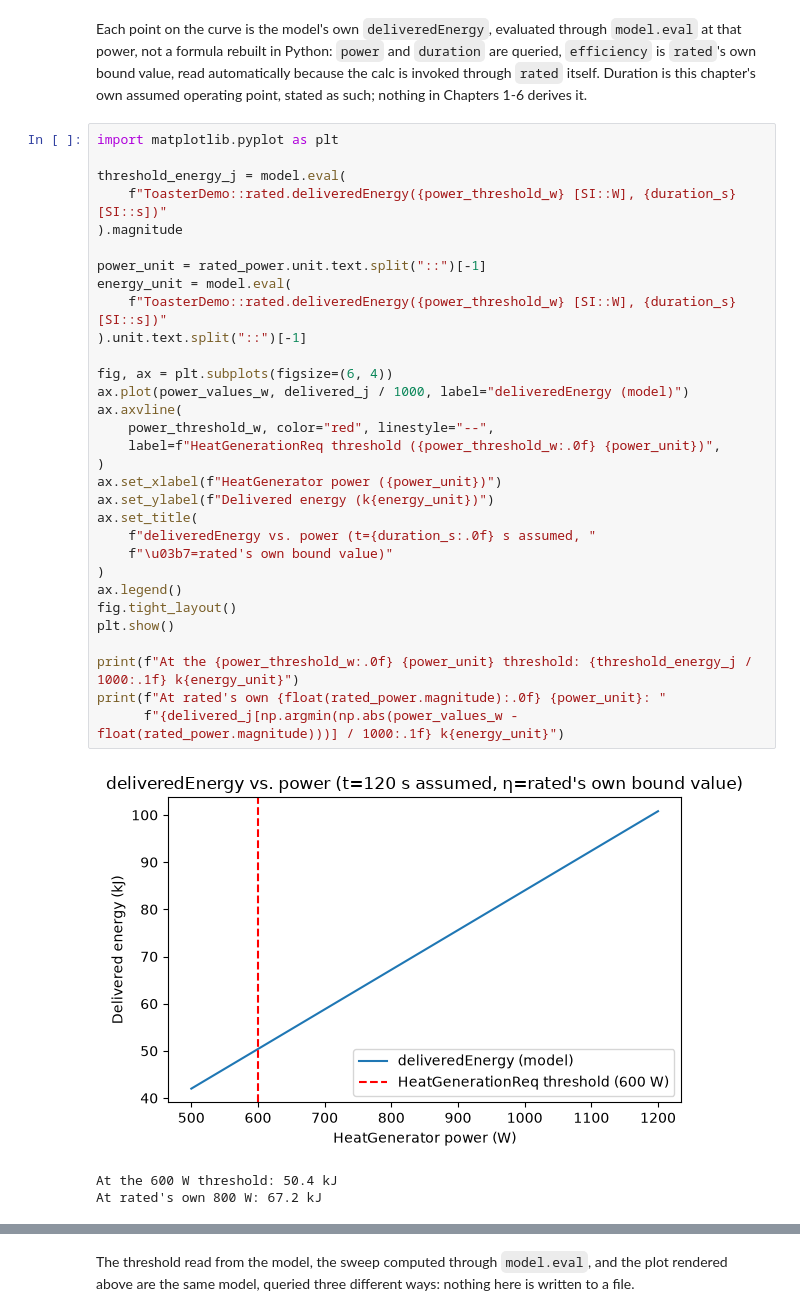
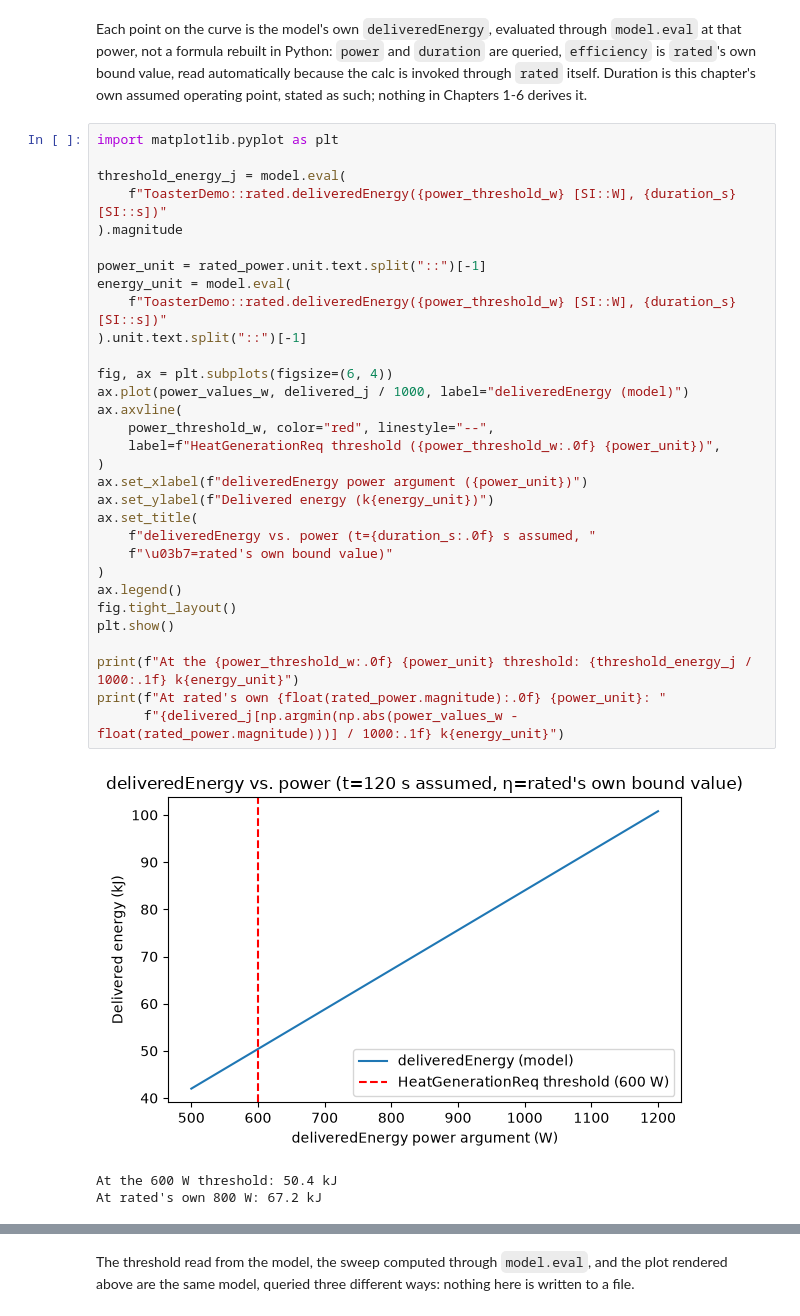
Before and after one commit to Open-MBEE/toaster, a Jupyter notebook: chapters/ch07-execution/03-param-sweep.ipynb, the cells around one changed output, grey strips where cells are left out. Cells and saved outputs as stored; diff of their text form.

```diff
--- a/chapters/ch07-execution/03-param-sweep.ipynb
+++ b/chapters/ch07-execution/03-param-sweep.ipynb
@@ -71,35 +71,35 @@ Each point on the curve is the model's own `deliveredEnergy`, evaluated through
 import matplotlib.pyplot as plt
 
 threshold_energy_j = model.eval(
     f"ToasterDemo::rated.deliveredEnergy({power_threshold_w} [SI::W], {duration_s} [SI::s])"
 ).magnitude
 
 power_unit = rated_power.unit.text.split("::")[-1]
 energy_unit = model.eval(
     f"ToasterDemo::rated.deliveredEnergy({power_threshold_w} [SI::W], {duration_s} [SI::s])"
 ).unit.text.split("::")[-1]
 
 fig, ax = plt.subplots(figsize=(6, 4))
 ax.plot(power_values_w, delivered_j / 1000, label="deliveredEnergy (model)")
 ax.axvline(
     power_threshold_w, color="red", linestyle="--",
     label=f"HeatGenerationReq threshold ({power_threshold_w:.0f} {power_unit})",
 )
-ax.set_xlabel(f"HeatGenerator power ({power_unit})")
+ax.set_xlabel(f"deliveredEnergy power argument ({power_unit})")
 ax.set_ylabel(f"Delivered energy (k{energy_unit})")
 ax.set_title(
     f"deliveredEnergy vs. power (t={duration_s:.0f} s assumed, "
     f"\u03b7=rated's own bound value)"
 )
 ax.legend()
 fig.tight_layout()
 plt.show()
 
 print(f"At the {power_threshold_w:.0f} {power_unit} threshold: {threshold_energy_j / 1000:.1f} k{energy_unit}")
 print(f"At rated's own {float(rated_power.magnitude):.0f} {power_unit}: "
       f"{delivered_j[np.argmin(np.abs(power_values_w - float(rated_power.magnitude)))] / 1000:.1f} k{energy_unit}")
 # %% [output]
-[figure, old version]
+[figure, new version]
 At the 600 W threshold: 50.4 kJ
 At rated's own 800 W: 67.2 kJ
 # %% [markdown]
```
Also changed, not shown: parts of 3 cells of this notebook, 8 other files.
